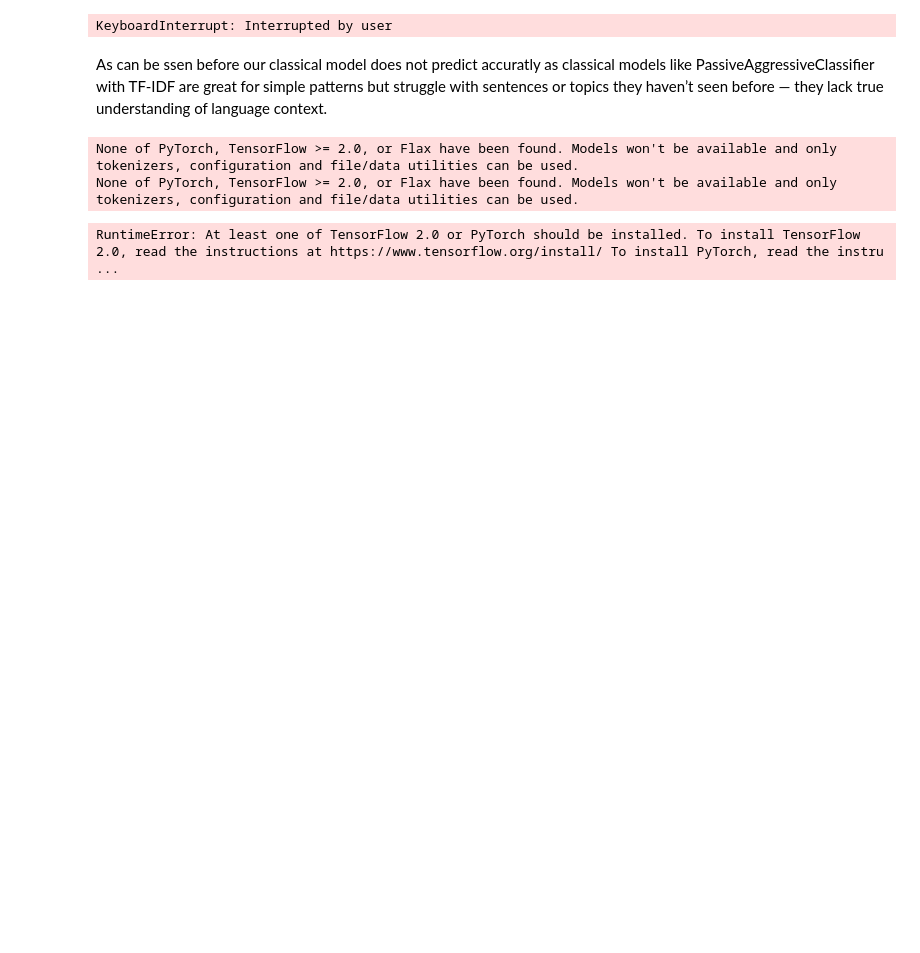
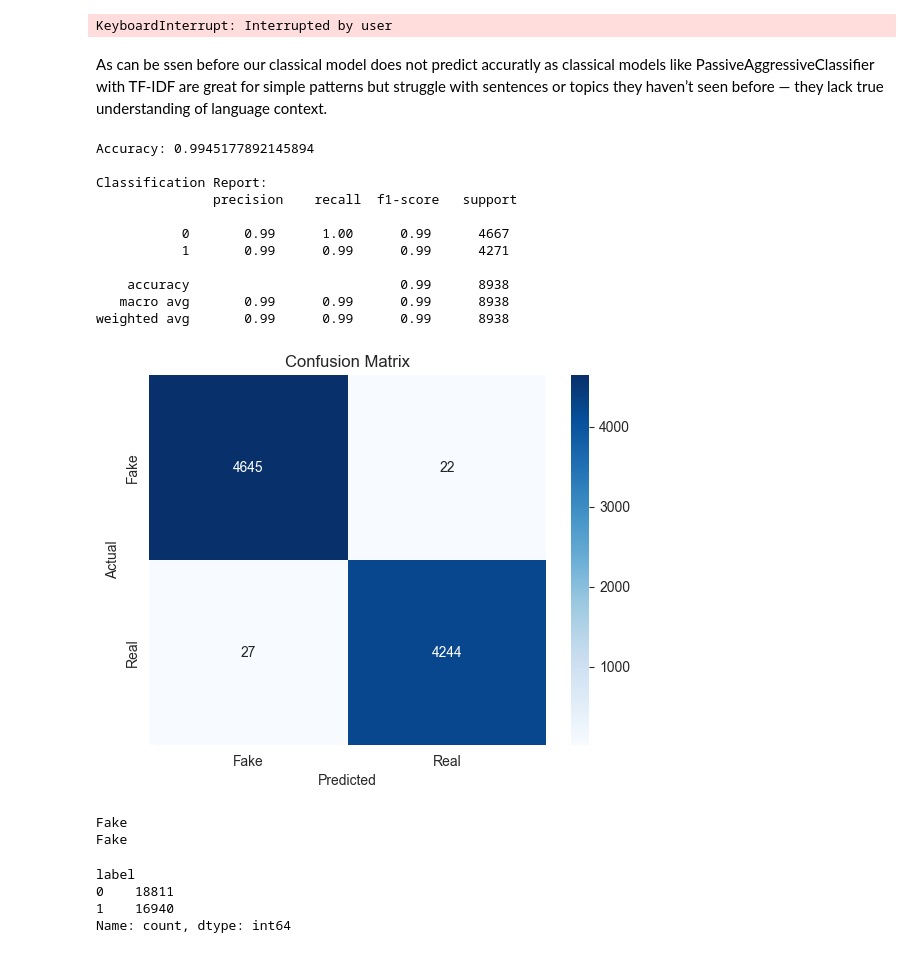
Before and after one commit to Oumaymabamoh/Fake_News_AI, a Jupyter notebook: preprocessing.ipynb, the cells around one changed output. Cells and saved outputs as stored; diff of their text form; code cells hidden in the pictures; blank space fills up the shorter version.

```diff
--- a/preprocessing.ipynb
+++ b/preprocessing.ipynb
@@ -204,17 +213,66 @@ Prediction: Fake News
 KeyboardInterrupt: Interrupted by user
 # %% [markdown]
 As can be ssen before our classical model does not predict accuratly as classical models like PassiveAggressiveClassifier with TF-IDF are great for simple patterns but struggle with sentences or topics they haven’t seen before — they lack true understanding of language context.
-# %%
-from transformers import pipeline
-
-classifier = pipeline("text-classification", model="mrm8488/bert-tiny-finetuned-fake-news-detection")
-
-def predict(text):
-    result = classifier(text)[0]
-    return f"{result['label']} (score: {result['score']:.2f})"
-
-print(predict("Some news text here"))
-# %% [output]
-None of PyTorch, TensorFlow >= 2.0, or Flax have been found. Models won't be available and only tokenizers, configuration and file/data utilities can be used.
-None of PyTorch, TensorFlow >= 2.0, or Flax have been found. Models won't be available and only tokenizers, configuration and file/data utilities can be used.
-RuntimeError: At least one of TensorFlow 2.0 or PyTorch should be installed. To install TensorFlow 2.0, read the instructions at https://www.tensorflow.org/install/ To install PyTorch, read the instru ...
+# %%
+from sklearn.linear_model import LogisticRegressionCV
+from sklearn.feature_extraction.text import TfidfVectorizer
+from sklearn.metrics import accuracy_score, classification_report, confusion_matrix
+import seaborn as sns
+import matplotlib.pyplot as plt
+
+# Vectorize text
+vectorizer = TfidfVectorizer(stop_words='english', max_df=0.7)
+X_train_tfidf = vectorizer.fit_transform(X_train)
+X_test_tfidf = vectorizer.transform(X_test)
+
+# Logistic Regression with Cross-Validation
+model = LogisticRegressionCV(cv=5, max_iter=1000)
+model.fit(X_train_tfidf, y_train)
+
+# Predict
+y_pred = model.predict(X_test_tfidf)
+
+# Results
+print("Accuracy:", accuracy_score(y_test, y_pred))
+print("\nClassification Report:\n", classification_report(y_test, y_pred))
+
+# Confusion Matrix
+cm = confusion_matrix(y_test, y_pred)
+sns.heatmap(cm, annot=True, fmt='d', cmap='Blues', xticklabels=["Fake", "Real"], yticklabels=["Fake", "Real"])
+plt.xlabel('Predicted')
+plt.ylabel('Actual')
+plt.title('Confusion Matrix')
+plt.show()
+# %% [output]
+Accuracy: 0.9945177892145894
+
+Classification Report:
+               precision    recall  f1-score   support
+
+           0       0.99      1.00      0.99      4667
+           1       0.99      0.99      0.99      4271
+
+    accuracy                           0.99      8938
+   macro avg       0.99      0.99      0.99      8938
+weighted avg       0.99      0.99      0.99      8938
+[figure, added]
+# %%
+def predict_news(text):
+    vect_text = vectorizer.transform([text])
+    pred = model.predict(vect_text)[0]
+    label = "Real" if pred == 1 else "Fake"
+    return label
+
+# Test example
+print(predict_news("Scientists have discovered a new treatment for cancer."))
+print(predict_news("Breaking news: Aliens have landed on Earth!"))
+# %% [output]
+Fake
+Fake
+# %%
+print(y_train.value_counts())
+# %% [output]
+label
+0    18811
+1    16940
+Name: count, dtype: int64
```
Also changed, not shown: parts of 14 cells of this notebook.
